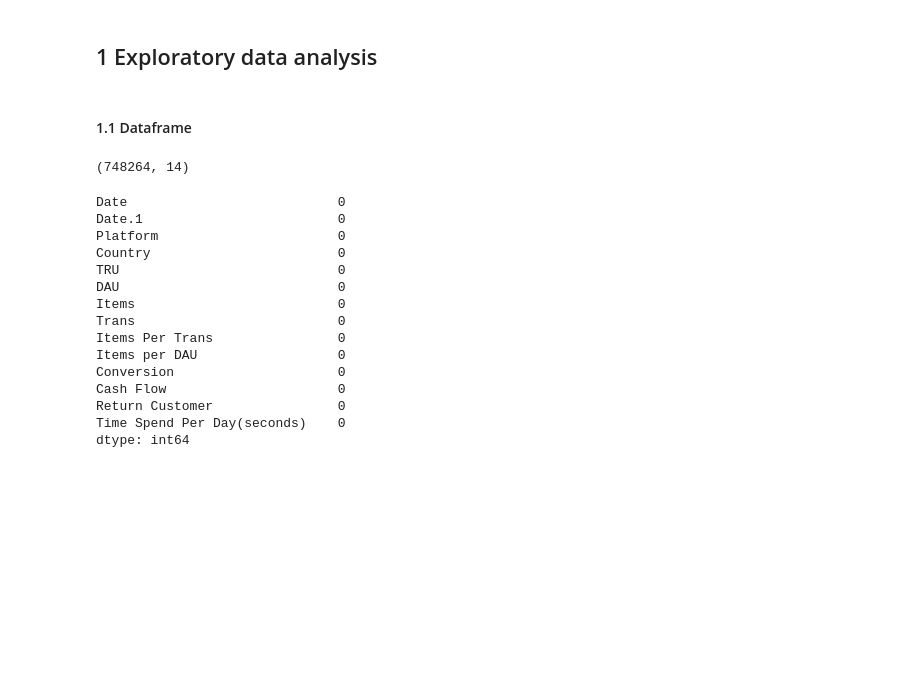
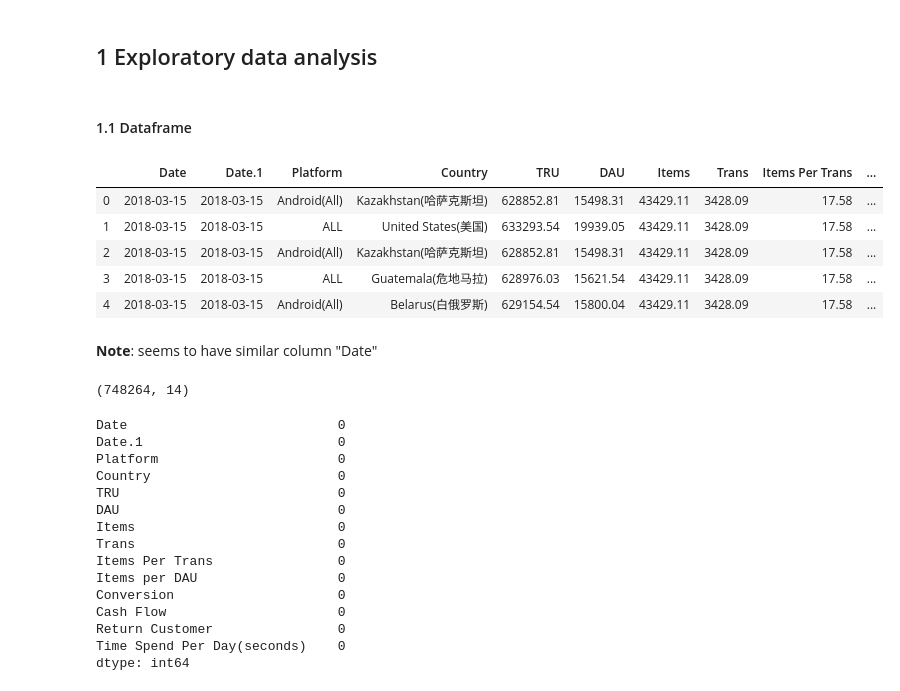
Before and after one commit to KarvieX/Game_Analysis, a Jupyter notebook: TencentNA.ipynb, the cells around one changed output. Cells and saved outputs as stored; diff of their text form; code cells hidden in the pictures; blank space fills up the shorter version.

```diff
--- a/TencentNA.ipynb
+++ b/TencentNA.ipynb
@@ -32,6 +32,18 @@ game = pd.read_csv('topline_metrics.csv', sep=',')
 ## 1 Exploratory data analysis
 # %% [markdown]
 #### 1.1 Dataframe
+# %%
+# check a few lines
+game.head()
+# %% [output]
+|  | Date | Date.1 | Platform | Country | TRU | DAU | Items | Trans | Items Per Trans | ... |
+| 0 | 2018-03-15 | 2018-03-15 | Android(All) | Kazakhstan(哈萨克斯坦) | 628852.81 | 15498.31 | 43429.11 | 3428.09 | 17.58 | ... |
+| 1 | 2018-03-15 | 2018-03-15 | ALL | United States(美国) | 633293.54 | 19939.05 | 43429.11 | 3428.09 | 17.58 | ... |
+| 2 | 2018-03-15 | 2018-03-15 | Android(All) | Kazakhstan(哈萨克斯坦) | 628852.81 | 15498.31 | 43429.11 | 3428.09 | 17.58 | ... |
+| 3 | 2018-03-15 | 2018-03-15 | ALL | Guatemala(危地马拉) | 628976.03 | 15621.54 | 43429.11 | 3428.09 | 17.58 | ... |
+| 4 | 2018-03-15 | 2018-03-15 | Android(All) | Belarus(白俄罗斯) | 629154.54 | 15800.04 | 43429.11 | 3428.09 | 17.58 | ... |
+# %% [markdown]
+**Note**: seems to have similar column "Date"
 # %%
 # check the size
 game.shape
```
Also changed, not shown: parts of 22 cells of this notebook.
